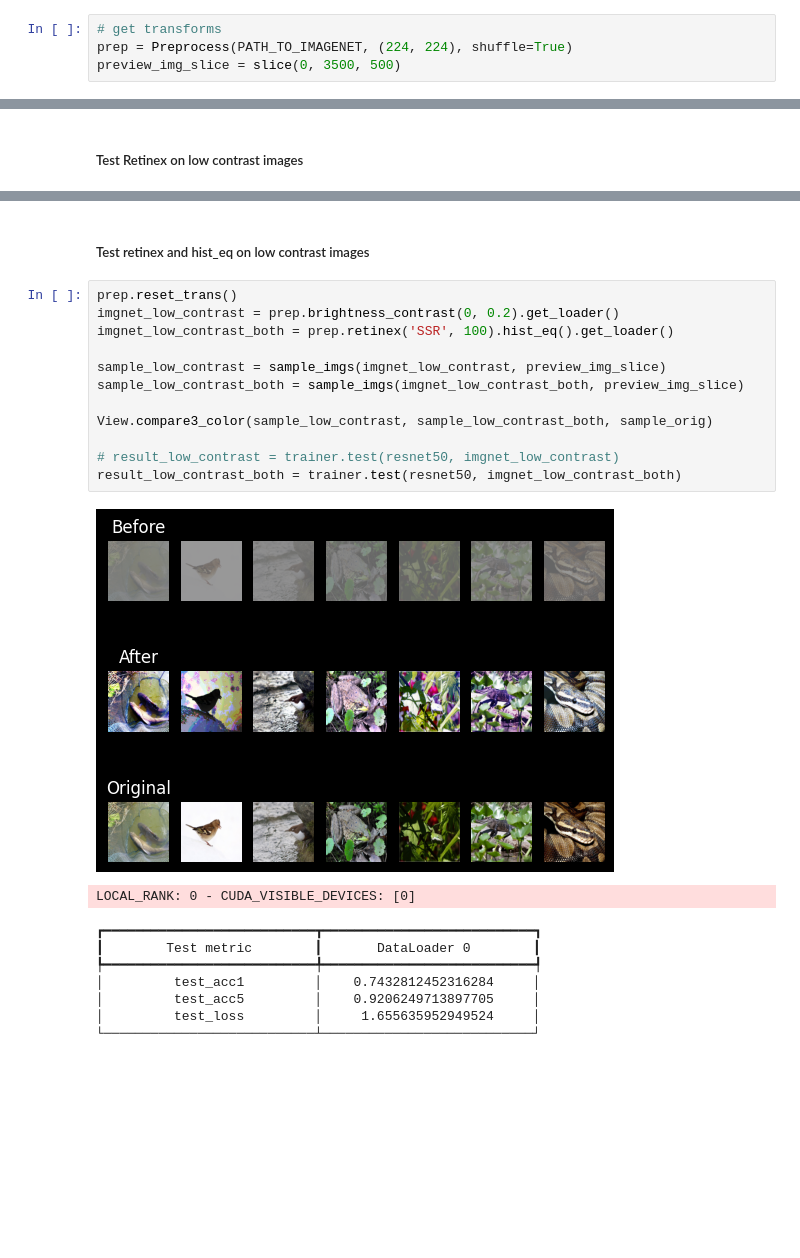
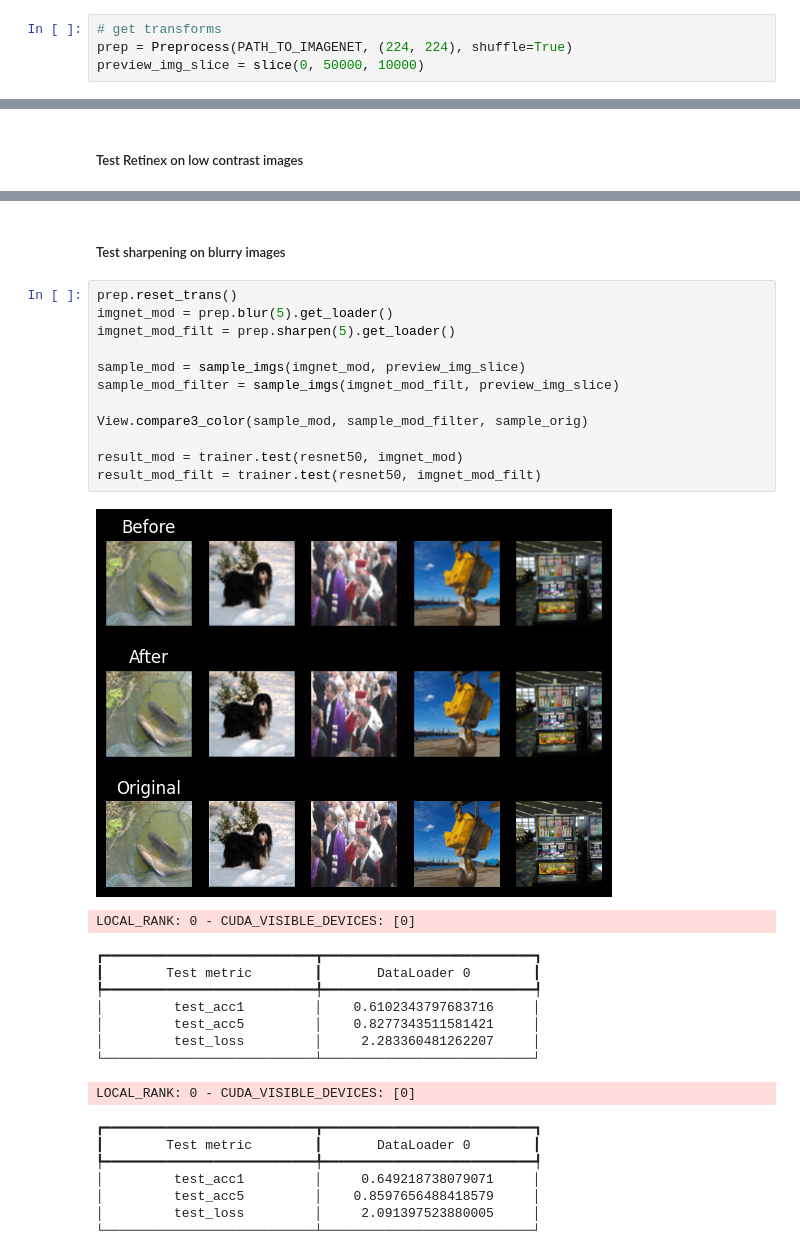
Before and after one commit to jjsuperpower/FIND, a Jupyter notebook: test_model.ipynb, the cells around one changed output, grey strips where cells are left out. Drawn from its saved outputs; the diff is of its cells as text; blank space fills up the shorter version.

Commit message:
implemented blur

```diff
--- a/test_model.ipynb
+++ b/test_model.ipynb
@@ -30,7 +30,7 @@ HPU available: False, using: 0 HPUs
 # %%
 # get transforms
 prep = Preprocess(PATH_TO_IMAGENET, (224, 224), shuffle=True)
-preview_img_slice = slice(0, 3500, 500)
+preview_img_slice = slice(0, 50000, 10000)
 # %% [markdown]
 ##### Test On Orignal Dataset
 # %%
@@ -133,25 +226,33 @@ LOCAL_RANK: 0 - CUDA_VISIBLE_DEVICES: [0]
 └───────────────────────────┴───────────────────────────┘
 # %% [markdown]
-##### Test retinex and hist_eq on low contrast images
+##### Test sharpening on blurry images
 # %%
 prep.reset_trans()
-imgnet_low_contrast = prep.brightness_contrast(0, 0.2).get_loader()
-imgnet_low_contrast_both = prep.retinex('SSR', 100).hist_eq().get_loader()
+imgnet_mod = prep.blur(5).get_loader()
+imgnet_mod_filt = prep.sharpen(5).get_loader()
 
-sample_low_contrast = sample_imgs(imgnet_low_contrast, preview_img_slice)
-sample_low_contrast_both = sample_imgs(imgnet_low_contrast_both, preview_img_slice)
+sample_mod = sample_imgs(imgnet_mod, preview_img_slice)
+sample_mod_filter = sample_imgs(imgnet_mod_filt, preview_img_slice)
 
-View.compare3_color(sample_low_contrast, sample_low_contrast_both, sample_orig)
+View.compare3_color(sample_mod, sample_mod_filter, sample_orig)
 
-# result_low_contrast = trainer.test(resnet50, imgnet_low_contrast)
-result_low_contrast_both = trainer.test(resnet50, imgnet_low_contrast_both)
+result_mod = trainer.test(resnet50, imgnet_mod)
+result_mod_filt = trainer.test(resnet50, imgnet_mod_filt)
 # %% [output]
-[figure, old version]
+[figure, new version]
 LOCAL_RANK: 0 - CUDA_VISIBLE_DEVICES: [0]
 ┏━━━━━━━━━━━━━━━━━━━━━━━━━━━┳━━━━━━━━━━━━━━━━━━━━━━━━━━━┓
 ┃        Test metric        ┃       DataLoader 0        ┃
 ┡━━━━━━━━━━━━━━━━━━━━━━━━━━━╇━━━━━━━━━━━━━━━━━━━━━━━━━━━┩
-│         test_acc1         │    0.7432812452316284     │
-│         test_acc5         │    0.9206249713897705     │
-│         test_loss         │     1.655635952949524     │
+│         test_acc1         │    0.6102343797683716     │
+│         test_acc5         │    0.8277343511581421     │
+│         test_loss         │     2.283360481262207     │
 └───────────────────────────┴───────────────────────────┘
+LOCAL_RANK: 0 - CUDA_VISIBLE_DEVICES: [0]
+┏━━━━━━━━━━━━━━━━━━━━━━━━━━━┳━━━━━━━━━━━━━━━━━━━━━━━━━━━┓
+┃        Test metric        ┃       DataLoader 0        ┃
+┡━━━━━━━━━━━━━━━━━━━━━━━━━━━╇━━━━━━━━━━━━━━━━━━━━━━━━━━━┩
+│         test_acc1         │     0.649218738079071     │
+│         test_acc5         │    0.8597656488418579     │
+│         test_loss         │     2.091397523880005     │
+└───────────────────────────┴───────────────────────────┘
```
Also changed, not shown: parts of 9 cells of this notebook, 3 other files.
